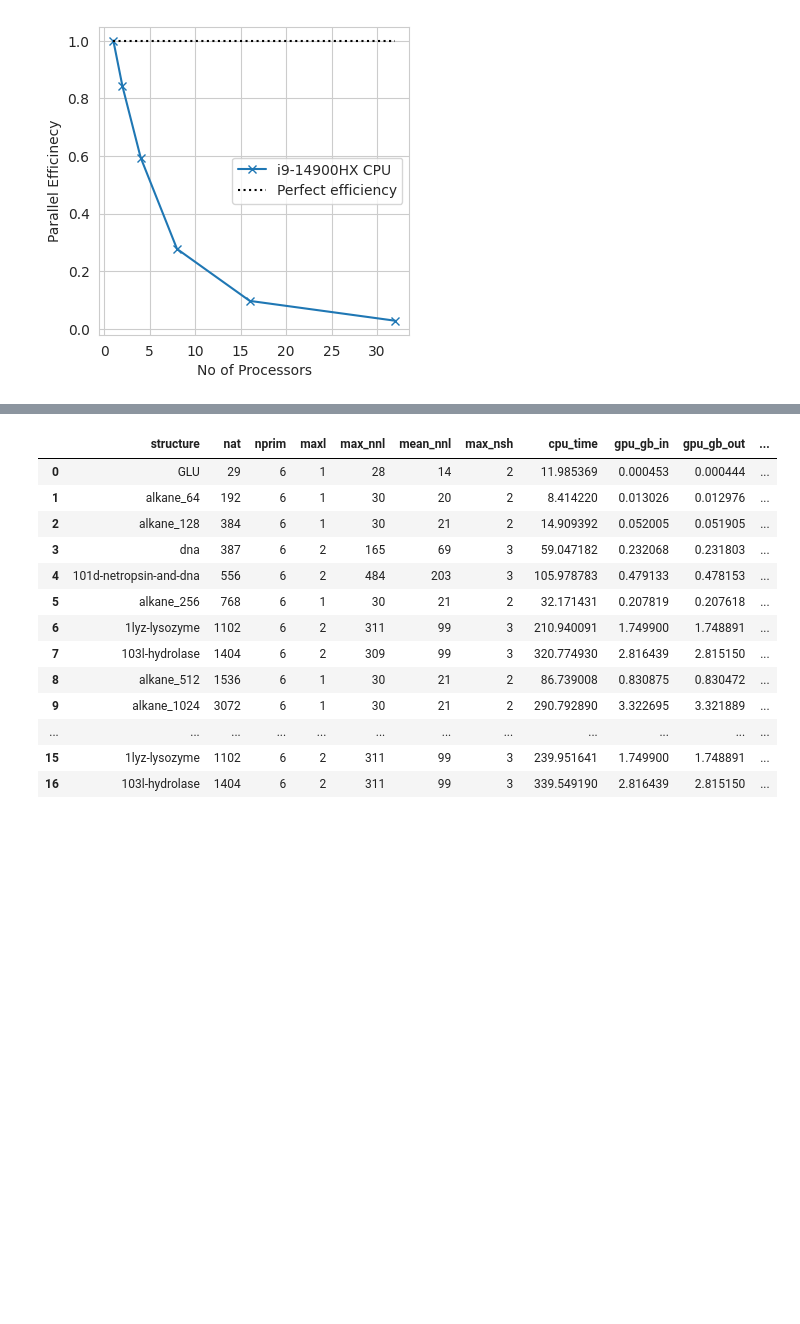
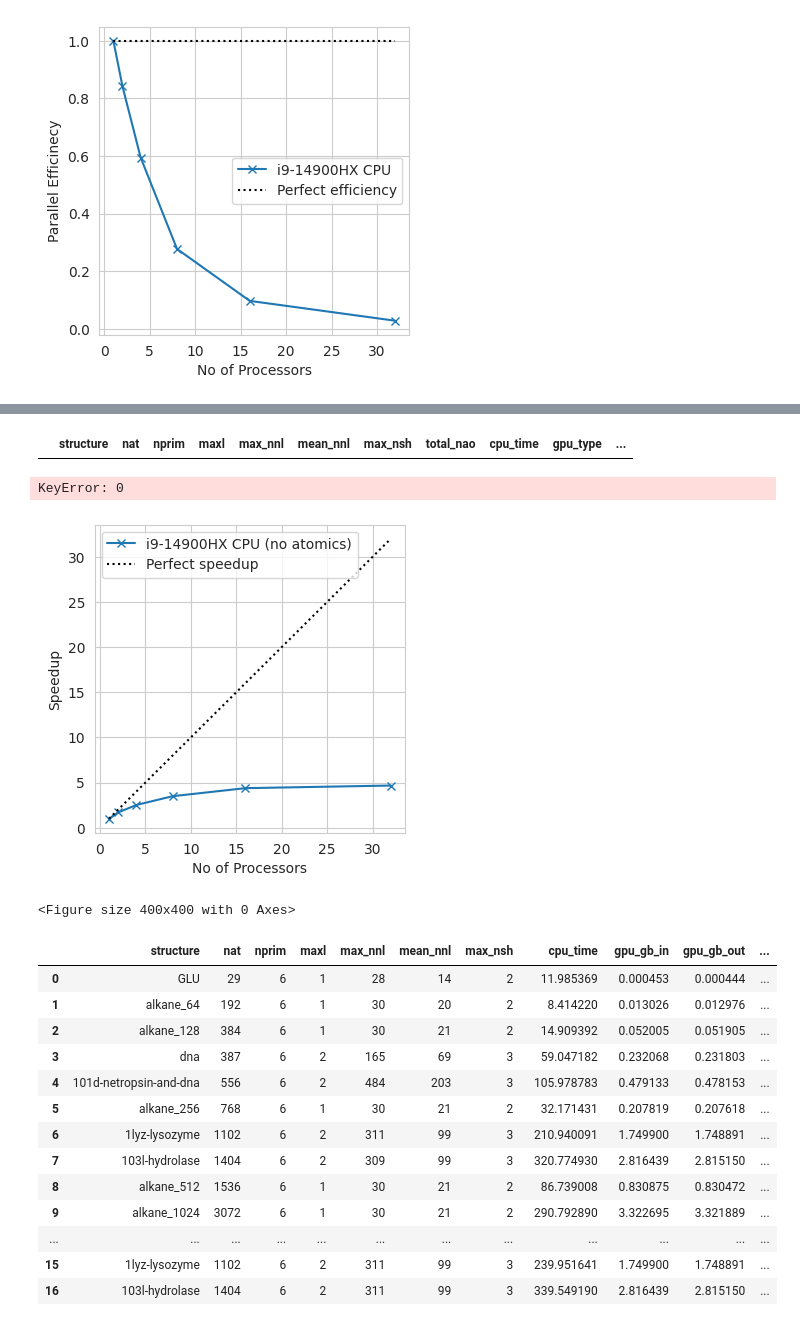
Before and after one commit to tornikeo/tblite, a Jupyter notebook: notes/make_figures.ipynb, the cells around one changed output, grey strips where cells are left out. Drawn from its saved outputs; the diff is of its cells as text; code cells hidden in the pictures; blank space fills up the shorter version.

```diff
--- a/notes/make_figures.ipynb
+++ b/notes/make_figures.ipynb
@@ -81,3 +81,13 @@ plt.savefig(output_dir / 'cpu_scaling_weak.png')
 # %% [output]
 [figure]
 [figure]
+# %%
+cpu_data = []
+for ncpu in [1, 2, 4, 8, 16, 32]:
+    df = pd.read_csv(f'notes/data/i9-14900HX-no-atomic/{ncpu}cpu.csv')
+    df['gpu_type'] = 'i9-14900HX (no atomics)'
+    df['ncpu'] = ncpu
+    cpu_data.append(df)
+
+df = pd.concat(cpu_data, ignore_index=True)
+df
@@ -84,3 +102,53 @@ plt.savefig(output_dir / 'cpu_scaling_weak.png')
+# %%
+# plt.figure(figsize=(5,5), dpi=200)
+def make_strong_scaling(df):
+  df = df[~df.structure.str.contains('alkane')].reset_index(drop=True)
+  speedup = df.cpu_time.loc[0].item() / df.cpu_time.values
+  ideal_speedup = df.ncpu.values
+  plt.plot(df['ncpu'].values, speedup, 'x-', label='i9-14900HX CPU (no atomics)')
+  plt.plot(df['ncpu'].values, ideal_speedup, ':k', label="Perfect speedup")
+  plt.xlabel("No of Processors");
+  plt.ylabel("Speedup");
+  plt.grid(True)
+  plt.legend()
+
+def make_weak_scaling_eff(df):
+  df = df[df.structure.str.contains('alkane')].reset_index(drop=True)
+  probsize = df.structure.str.slice(7).astype(int)
+  df['probsize'] = probsize
+  df = df[df.probsize / 64 == df['ncpu']]
+  display(df)
+  speedup = df.cpu_time.loc[0].item() / df.cpu_time.values
+  plt.plot(df['ncpu'].values, speedup, 'x-', label='i9-14900HX CPU (no atomics)')
+  plt.plot(df['ncpu'].values, np.ones_like(df['ncpu'].values), ':k', label="Perfect efficiency")
+  plt.ylabel("Parallel Efficinecy")
+  plt.xlabel("No of Processors")
+  plt.grid(True)
+  plt.legend()
+
+# plt.subplot(121)
+output_dir = '/home/tornikeo/Documents/personal/thesis/text-silo/resources'
+!mkdir -p {output_dir}
+
+output_dir = Path(output_dir)
+
+plt.figure(figsize=(4,4))
+sns.set_style("whitegrid")
+make_strong_scaling(df)
+plt.savefig(output_dir / 'cpu_scaling_strong_no_atomics.png')
+# plt.subplot(122)
+
+plt.figure(figsize=(4,4))
+sns.set_style("whitegrid")
+make_weak_scaling_eff(df)
+plt.savefig(output_dir / 'cpu_scaling_weak_no_atomics.png')
+
+# plt.show()
+# %% [output]
+|  | structure | nat | nprim | maxl | max_nnl | mean_nnl | max_nsh | total_nao | cpu_time | gpu_type | ... |
+KeyError: 0
+[figure, added]
+<Figure size 400x400 with 0 Axes>
 # %%
 all_data = []
 df = pd.read_csv(f'notes/data/RTX4060/gpu.csv')
```
Also changed, not shown: parts of 3 cells of this notebook, 18 other files.
